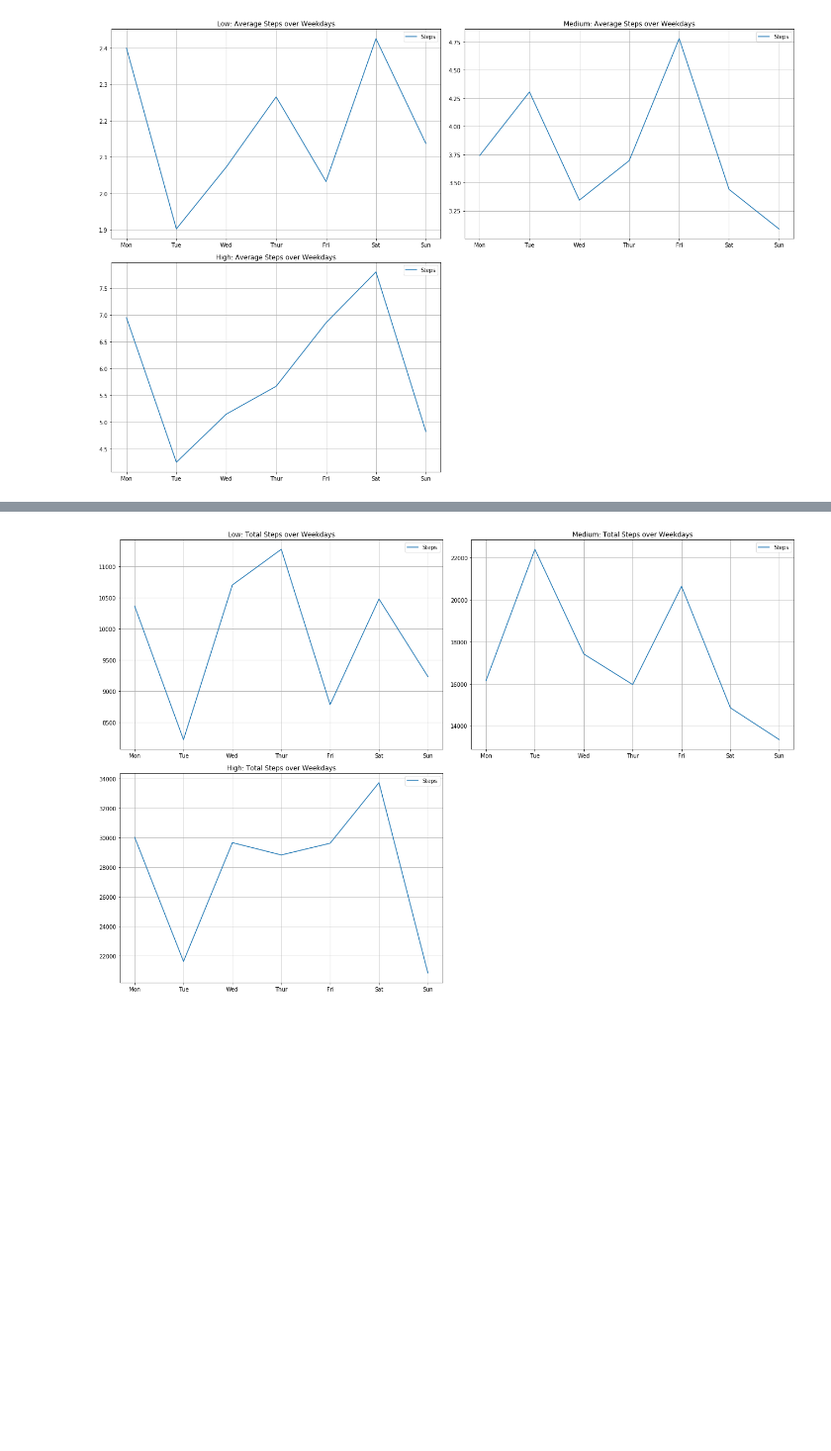
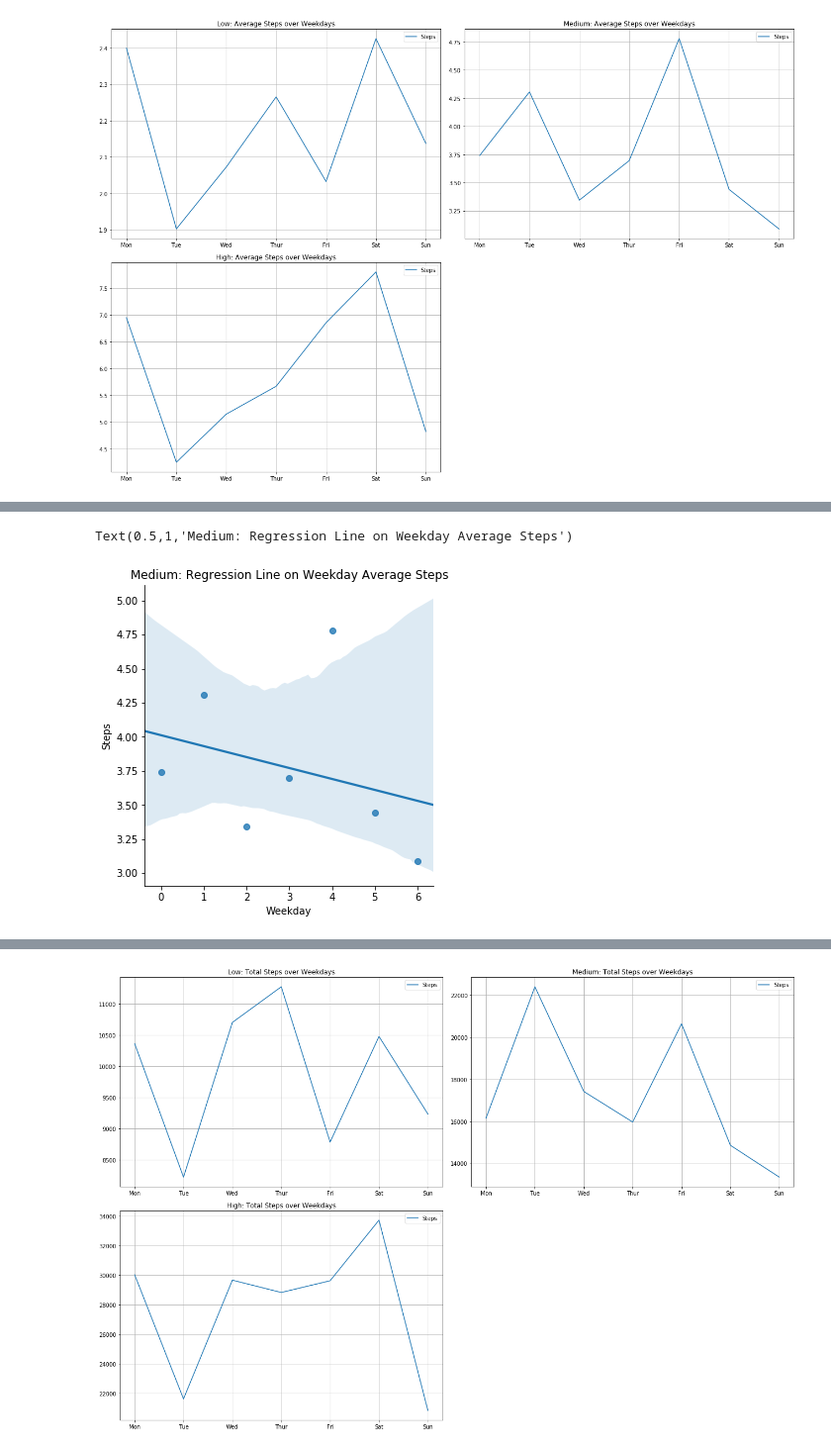
Before and after one commit to dddragons/time-data-viz-test, a Jupyter notebook: patient-low-medium-high-physical-activity-patterns.ipynb, the cells around one changed output, grey strips where cells are left out. Shown at 99% size. Drawn from its saved outputs; the diff is of its cells as text; code cells hidden in the pictures; blank space fills up the shorter version.

```diff
--- a/patient-low-medium-high-physical-activity-patterns.ipynb
+++ b/patient-low-medium-high-physical-activity-patterns.ipynb
@@ -624,0 +642,6 @@ plt.tight_layout()
+# %%
+sns.lmplot(x = 'Weekday', y='Steps',data=by_weekday_medium,fit_reg=True, )
+plt.title("Medium: Regression Line on Weekday Average Steps")
+# %% [output]
+Text(0.5,1,'Medium: Regression Line on Weekday Average Steps')
+[figure, added]
```
Also changed, not shown: parts of 9 cells of this notebook.
